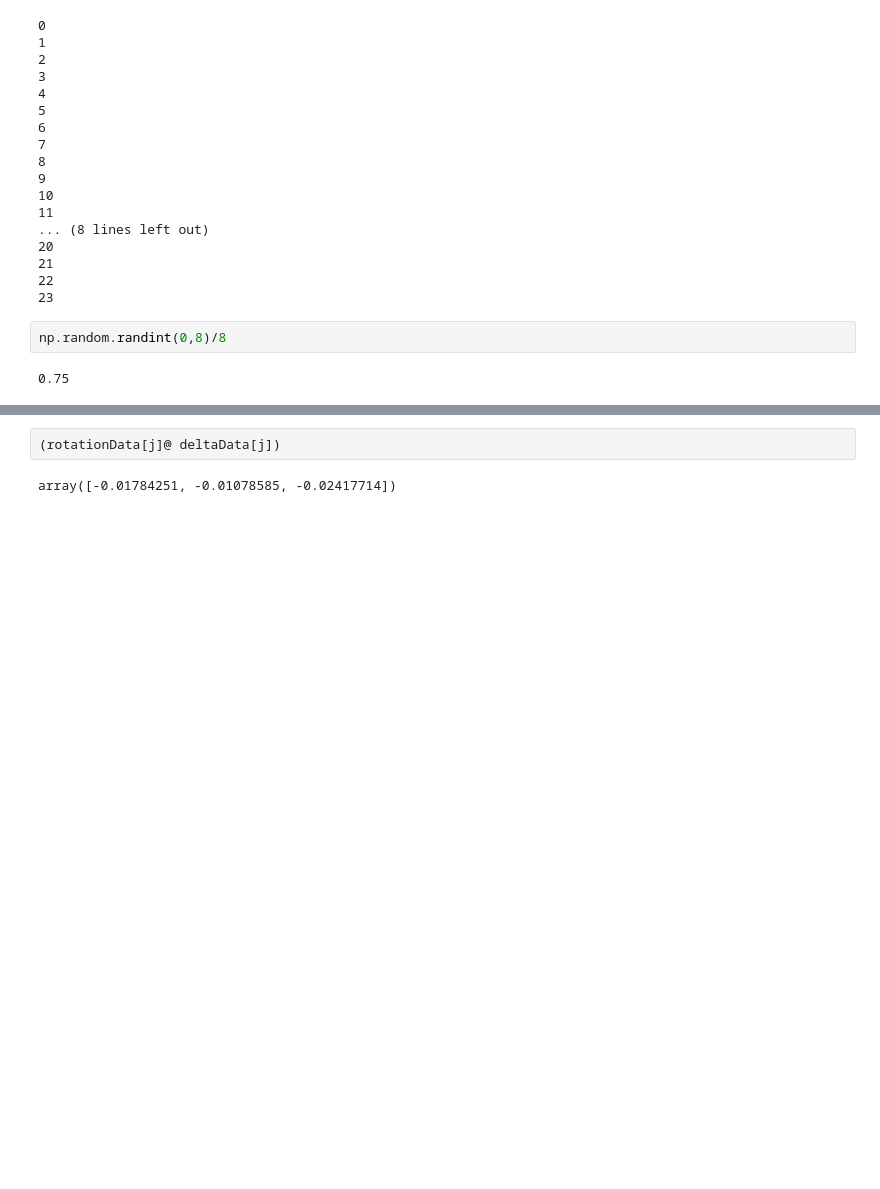
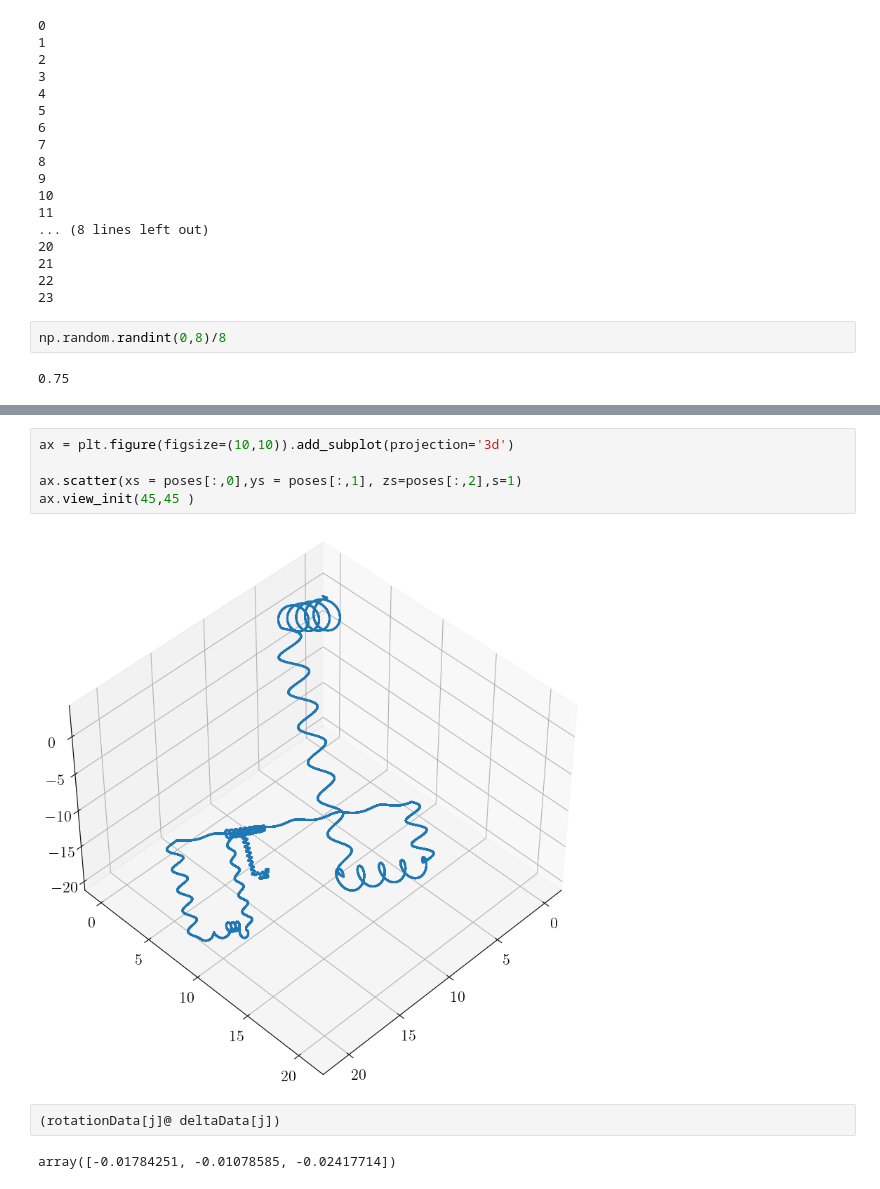
Before and after one commit to alireza-astane/starSwimmer3D, a Jupyter notebook: phase3.ipynb, the cells around one changed output, grey strips where cells are left out. Cells and saved outputs as stored; diff of their text form; blank space fills up the shorter version.

```diff
--- a/phase3.ipynb
+++ b/phase3.ipynb
@@ -208,3 +220,10 @@ plt.savefig("random_walk_p=0.001.png")
+# %%
+ax = plt.figure(figsize=(10,10)).add_subplot(projection='3d')
+
+ax.scatter(xs = poses[:,0],ys = poses[:,1], zs=poses[:,2],s=1)
+ax.view_init(45,45 )
+# %% [output]
+[figure, added]
 # %%
 (rotationData[j]@ deltaData[j])
 # %% [output]
```
Also changed, not shown: parts of 4 cells of this notebook, 3 other files.
